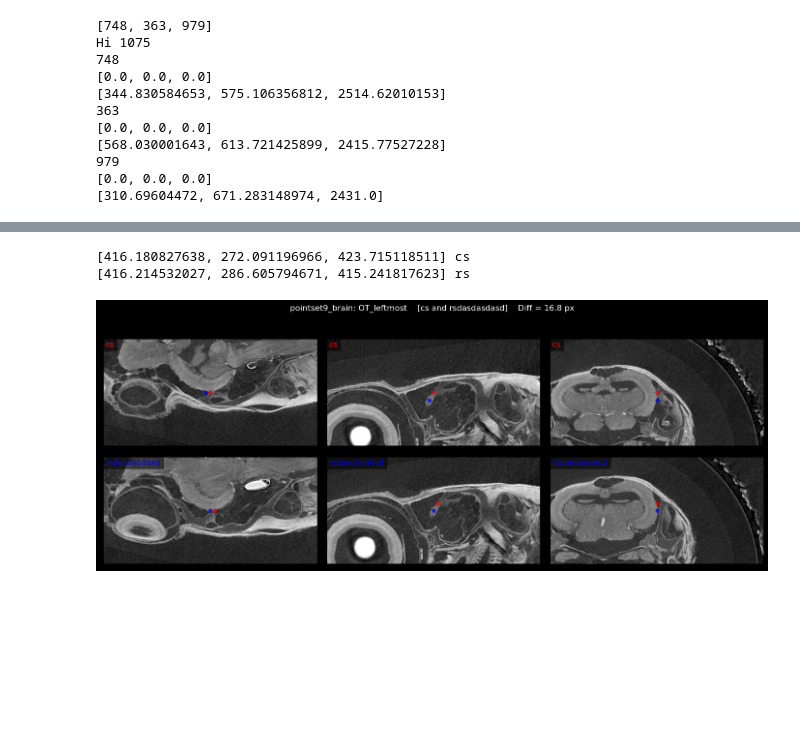
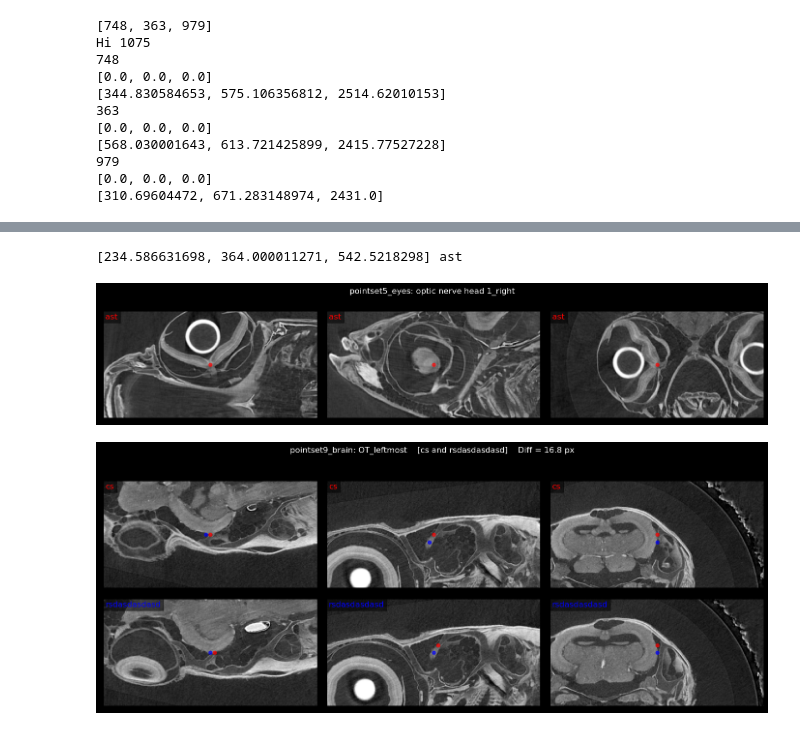
Before and after one commit to axruff/Medaka, a Jupyter notebook: LandmarksVisualize.ipynb, the cells around one changed output, grey strips where cells are left out. Cells and saved outputs as stored; diff of their text form; code cells hidden in the pictures; blank space fills up the shorter version.

```diff
--- a/LandmarksVisualize.ipynb
+++ b/LandmarksVisualize.ipynb
@@ -349,8 +353,9 @@ Name: 506, dtype: object
 
 sample = top_df.loc[i]['sample']
 pointset = top_df.loc[i]['point_set']
-name1 = top_df.loc[i]['name1']
-name2 = top_df.loc[i]['name2']
+#name1 = top_df.loc[i]['name1']
+#name2 = top_df.loc[i]['name2']
+name = top_df.loc[i]['name']
 landmark = top_df.loc[i]['landmark']
 # %%
 volumes_path = Path('z:\\tomo\\ershov\\medaka\\workshop_landmarks\\data\\')
@@ -358,18 +363,21 @@ volumes_path = Path('z:\\tomo\\ershov\\medaka\\workshop_landmarks\\data\\')
 sitk_image = sitk.ReadImage(volumes_path / f'{sample}.tif')
 im = sitk.GetArrayViewFromImage(sitk_image)
 # %%
-fname1 = f"{sample}_{pointset}_{name1}.mps"
-fname2 = f"{sample}_{pointset}_{name2}.mps"
-#print(f"{df_pointset.loc[i]['sample']}_{df_pointset.loc[i]['point_set']}_{df_pointset.loc[i]['name']}.mps")
+#fname1 = f"{sample}_{pointset}_{name1}.mps"
+#fname2 = f"{sample}_{pointset}_{name2}.mps"
 
-x,y,z = get_landmark_coords_from_table(res_df, sample, pointset, landmark, name1)
-print([x,y,z], name1)
+# Paired landmark
+#x,y,z = get_landmark_coords_from_table(res_df, sample, pointset, landmark, name1)
+#print([x,y,z], name1)
 
-x2,y2,z2 = get_landmark_coords_from_table(res_df, sample, pointset, landmark, name2)
-print([x2,y2,z2], name2)
+#x2,y2,z2 = get_landmark_coords_from_table(res_df, sample, pointset, landmark, name2)
+#print([x2,y2,z2], name2)
+
+# Single landmark
+x,y,z = get_landmark_coords_from_table(eval_df, sample, pointset, landmark, name)
+print([x,y,z], name)
 # %% [output]
-[416.180827638, 272.091196966, 423.715118511] cs
-[416.214532027, 286.605794671, 415.241817623] rs
+[234.586631698, 364.000011271, 542.5218298] ast
 # %%
 def center_crop_with_padding(im, x, y, crop_w=400, crop_h=200):
 
@@ -545,3 +645,7 @@ def make_landmarks_comparison_figure_centered(im, land1, land2, landmark_name, n
+# %%
+make_single_landmark_figure_centered(im, [x,y,z], f'{pointset}: {landmark}', name)
+# %% [output]
+[figure, added]
 # %%
 make_landmarks_comparison_figure_centered(im, [x,y,z], [x2,y2,z2], f'{pointset}: {landmark}', name1, name2)
 # %% [output]
```
Also changed, not shown: parts of 4 cells of this notebook, 3 other files.
